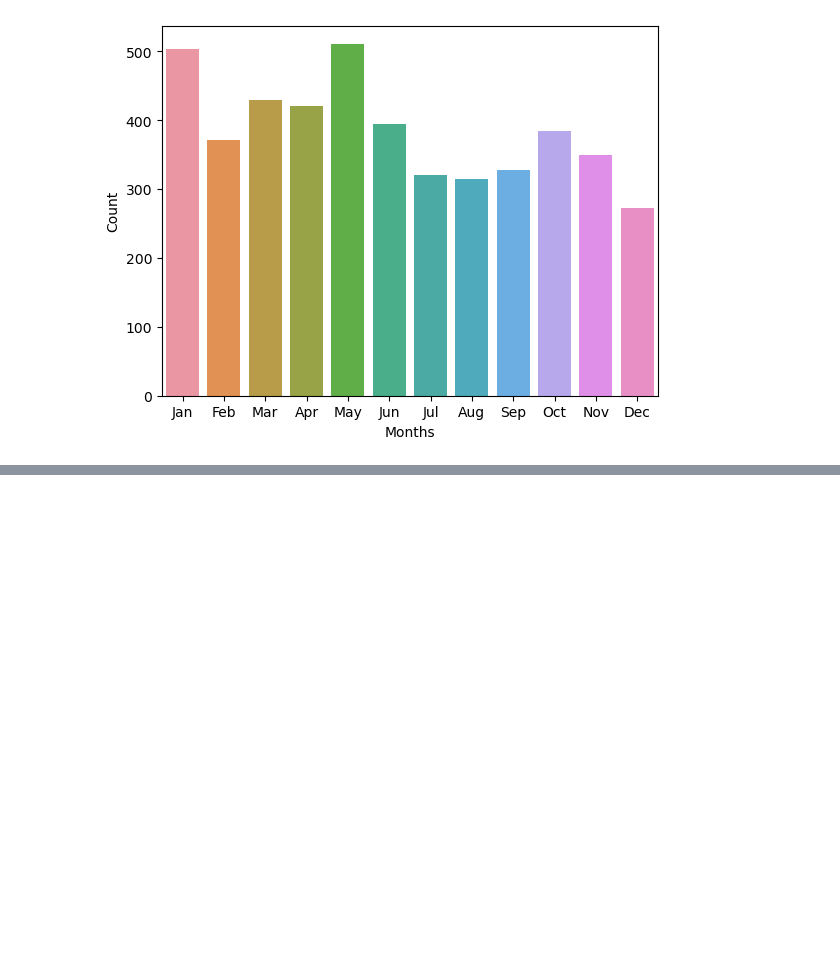
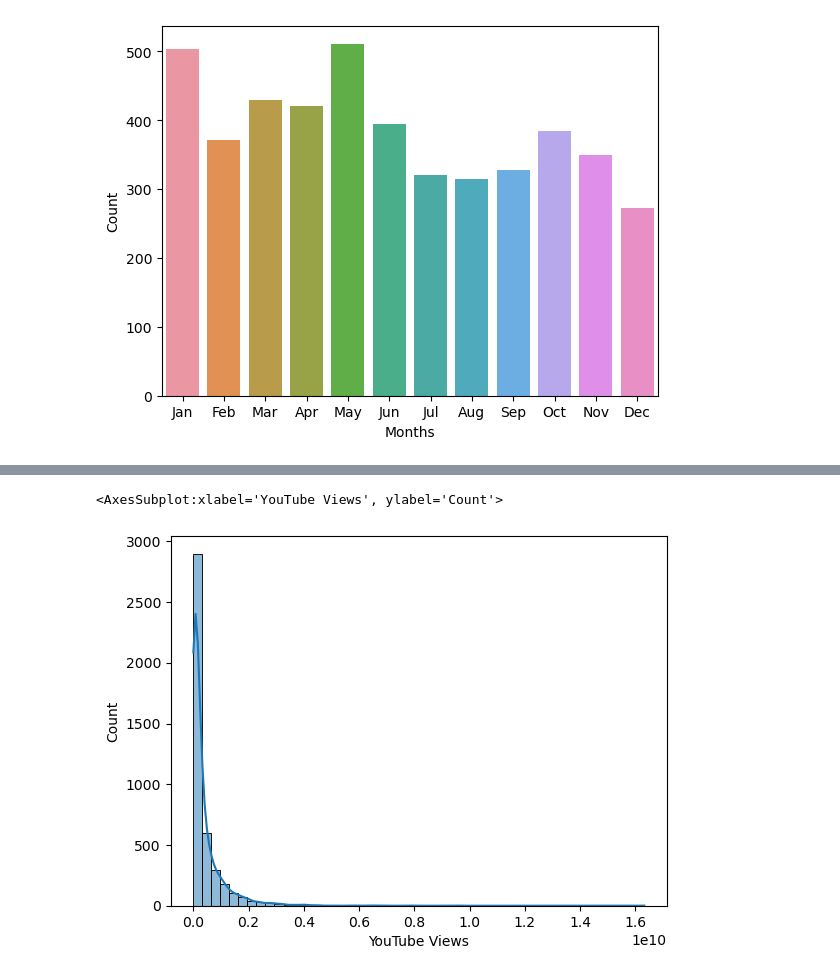
Before and after one commit to ReapersOne/AI, a Jupyter notebook: Semester 1/Spotify/Spotify.ipynb, the cells around one changed output, grey strips where cells are left out. Saved outputs shown, nothing was run; the diff lists cells and outputs as text; code cells hidden in the pictures; blank space fills up the shorter version.

```diff
--- a/Semester 1/Spotify/Spotify.ipynb
+++ b/Semester 1/Spotify/Spotify.ipynb
@@ -126,0 +153,5 @@ sns.barplot(data=dates, x="Months", y="Count")
+# %%
+sns.histplot(df['YouTube Views'], bins=50, kde=True)
+# %% [output]
+<AxesSubplot:xlabel='YouTube Views', ylabel='Count'>
+[figure, added]
```
Also changed, not shown: parts of 4 cells of this notebook.
